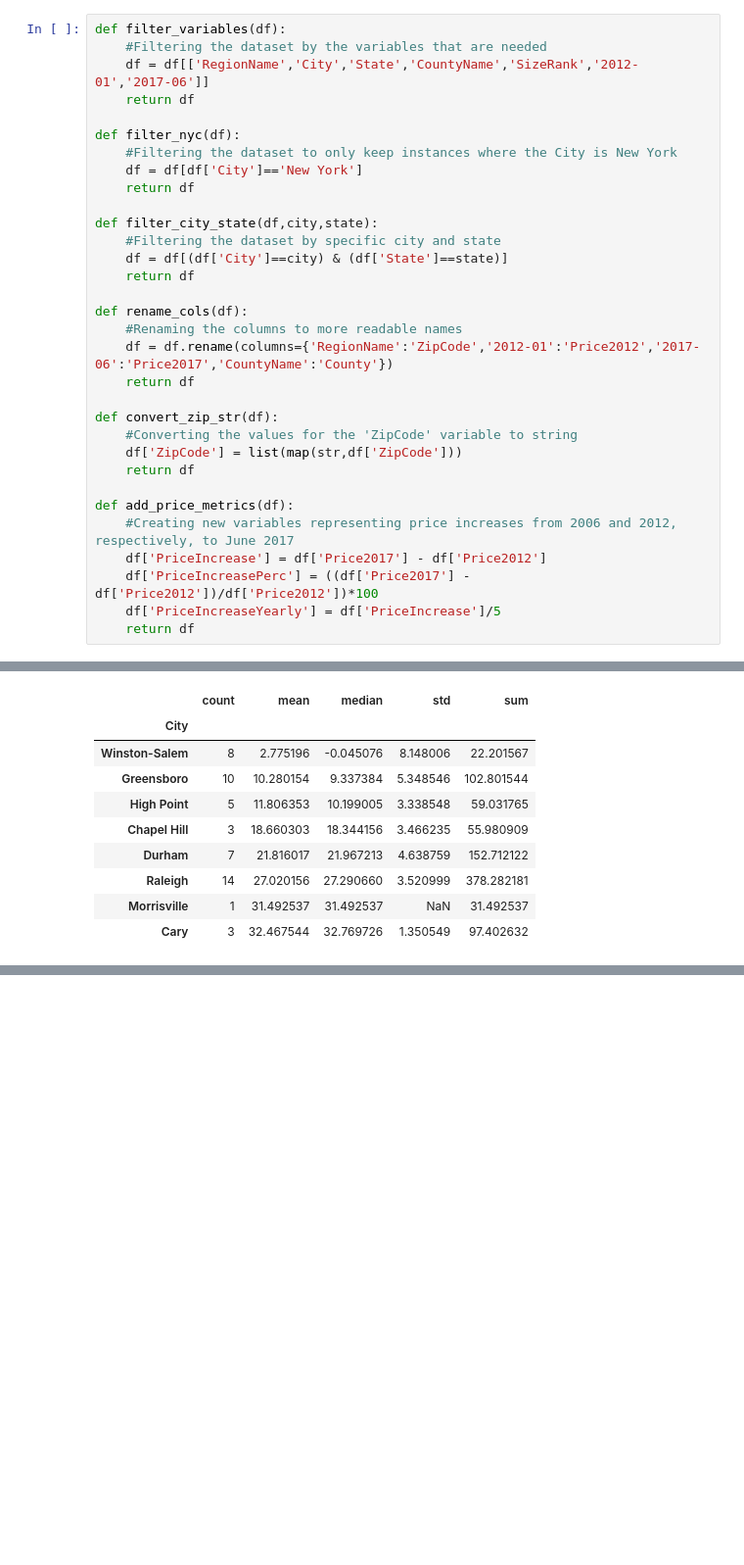
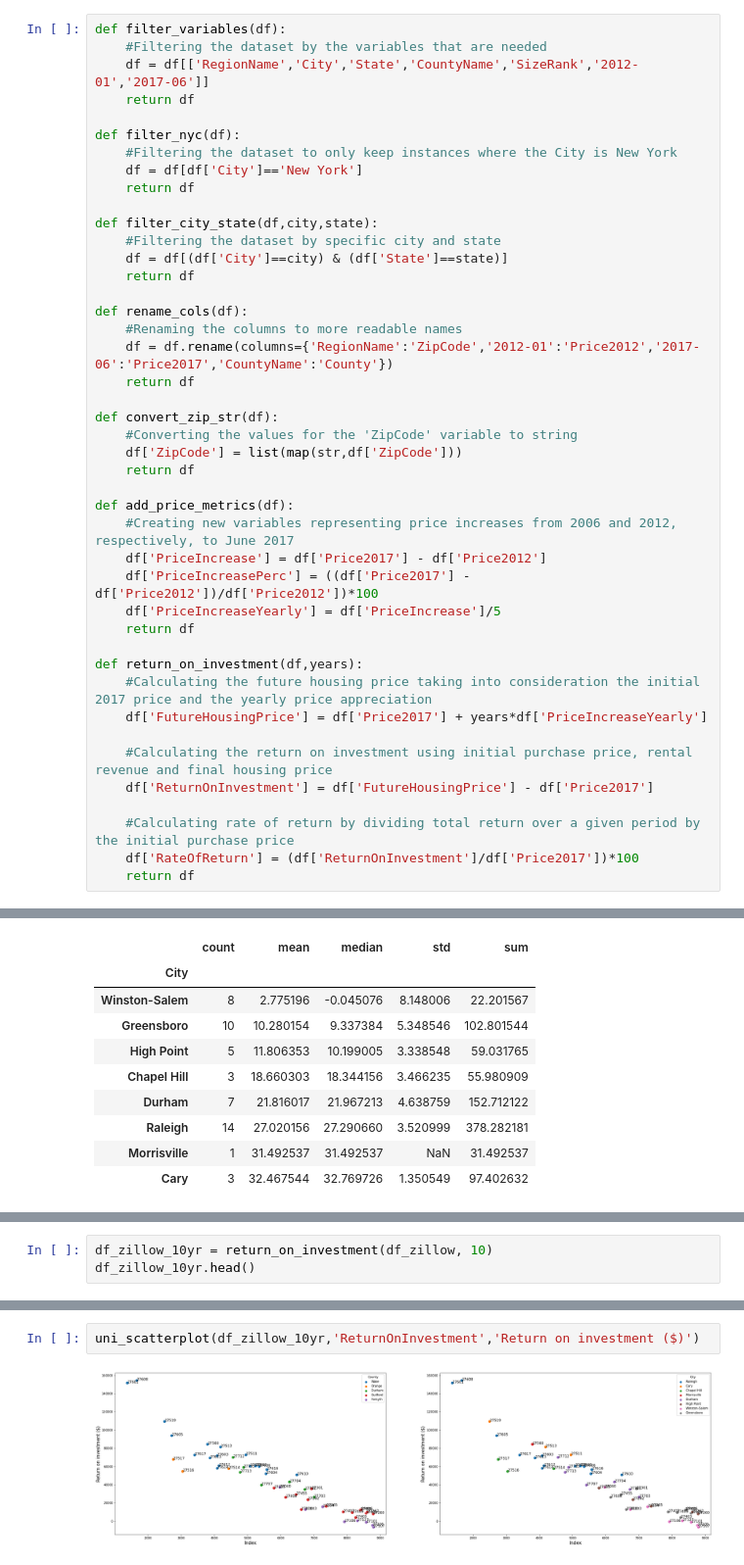
Before and after one commit to saychelsea11/north_carolina_best_real_estate_locations, a Jupyter notebook: nc_housing_data_best_locations.ipynb, the cells around one changed output, grey strips where cells are left out. Shown at 98% size. Drawn from its saved outputs; the diff is of its cells as text; blank space fills up the shorter version.

```diff
--- a/nc_housing_data_best_locations.ipynb
+++ b/nc_housing_data_best_locations.ipynb
@@ -297,6 +297,17 @@ def add_price_metrics(df):
     df['PriceIncreasePerc'] = ((df['Price2017'] - df['Price2012'])/df['Price2012'])*100
     df['PriceIncreaseYearly'] = df['PriceIncrease']/5
     return df
+
+def return_on_investment(df,years):
+    #Calculating the future housing price taking into consideration the initial 2017 price and the yearly price appreciation
+    df['FutureHousingPrice'] = df['Price2017'] + years*df['PriceIncreaseYearly']
+
+    #Calculating the return on investment using initial purchase price, rental revenue and final housing price
+    df['ReturnOnInvestment'] = df['FutureHousingPrice'] - df['Price2017']
+
+    #Calculating rate of return by dividing total return over a given period by the initial purchase price
+    df['RateOfReturn'] = (df['ReturnOnInvestment']/df['Price2017'])*100
+    return df
 # %% [markdown]
 ### 8.1 Loading dataset
 # %%
@@ -536,0 +600,3 @@ uni_scatterplot(df_zillow,'PriceIncreaseYearly','Housing price increase yearly (
+# %%
+df_zillow_10yr = return_on_investment(df_zillow, 10)
+df_zillow_10yr.head()
@@ -536,0 +614,4 @@ uni_scatterplot(df_zillow,'PriceIncreaseYearly','Housing price increase yearly (
+# %%
+uni_scatterplot(df_zillow_10yr,'ReturnOnInvestment','Return on investment ($)')
+# %% [output]
+[figure, added]
```
Also changed, not shown: parts of 25 cells of this notebook.
